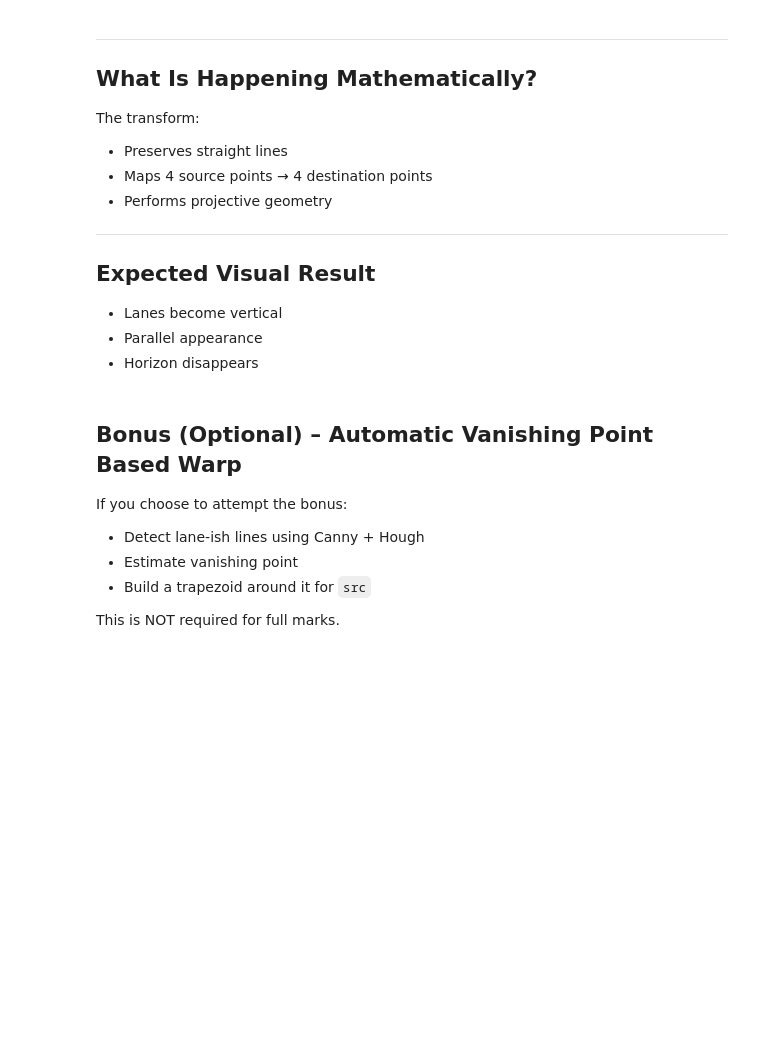
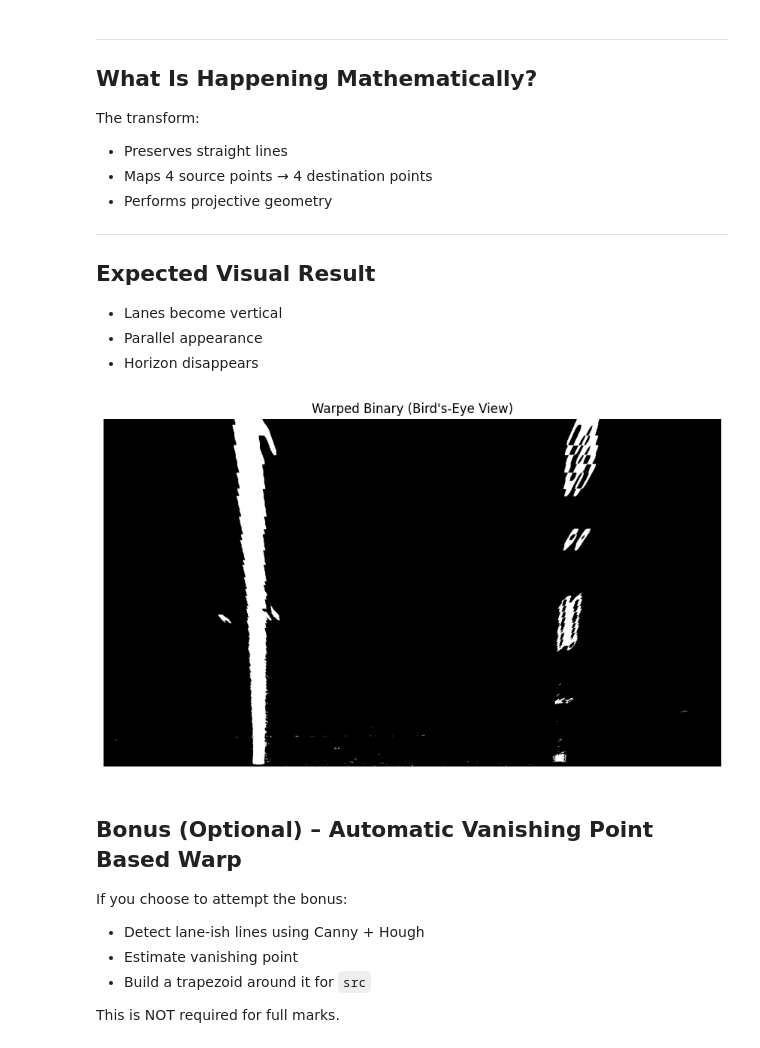
Before and after one commit to RMHamzaArif89/Week-5-Task_AI_Robotics_25280103, a Jupyter notebook: Lab4_Assignment.ipynb, the cells around one changed output. Drawn from its saved outputs; the diff is of its cells as text; code cells hidden in the pictures; blank space fills up the shorter version.

```diff
--- a/Lab4_Assignment.ipynb
+++ b/Lab4_Assignment.ipynb
@@ -532,37 +535,39 @@ def get_perspective_matrices(src, dst):
     """
 
     # computing perspective transform
-    M = None  #replace
+    M = cv2.getPerspectiveTransform(src, dst)
 
     # computing inverse perspective transform
-    Minv = None  #replace
+    Minv = cv2.getPerspectiveTransform(dst, src)
 
     return M, Minv
 
 
 def warp_binary(binary_img, M):
     """
     Warping binary image using perspective matrix M
     """
 
     # getting image size
     h, w = binary_img.shape[:2]
 
     # warping image
-    warped = None  #replace
+    warped = cv2.warpPerspective(binary_img, M, (w, h), flags=cv2.INTER_LINEAR)
 
     return warped
 
 # computing M and Minv
 M, Minv = get_perspective_matrices(SRC, DST)
 
 # warping binary output
 warped_binary = warp_binary(binary_output, M)
 
 plt.imshow(warped_binary, cmap="gray")
 plt.title("Warped Binary (Bird's-Eye View)")
 plt.axis("off")
 plt.show()
+# %% [output]
+[figure, added]
 # %% [markdown]
 ## Bonus (Optional) – Automatic Vanishing Point Based Warp
 
```
Also changed, not shown: parts of 14 cells of this notebook, 2 other files.
